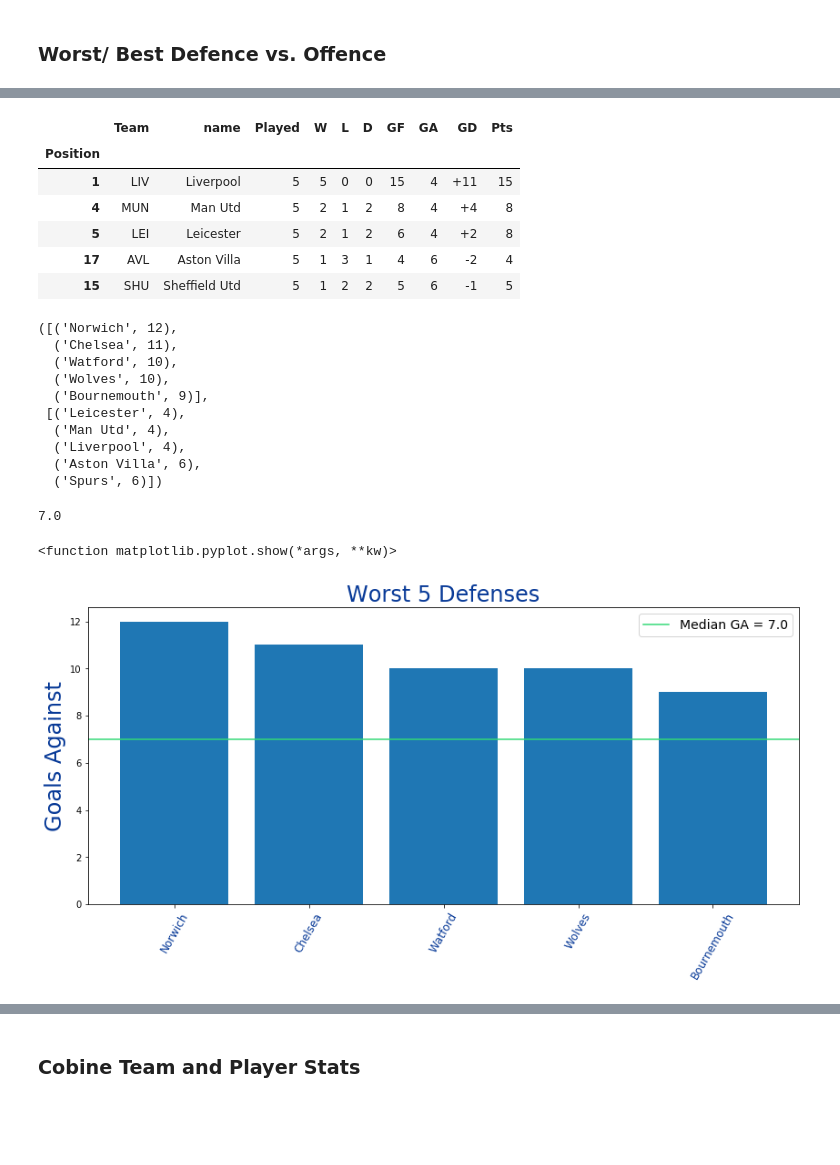
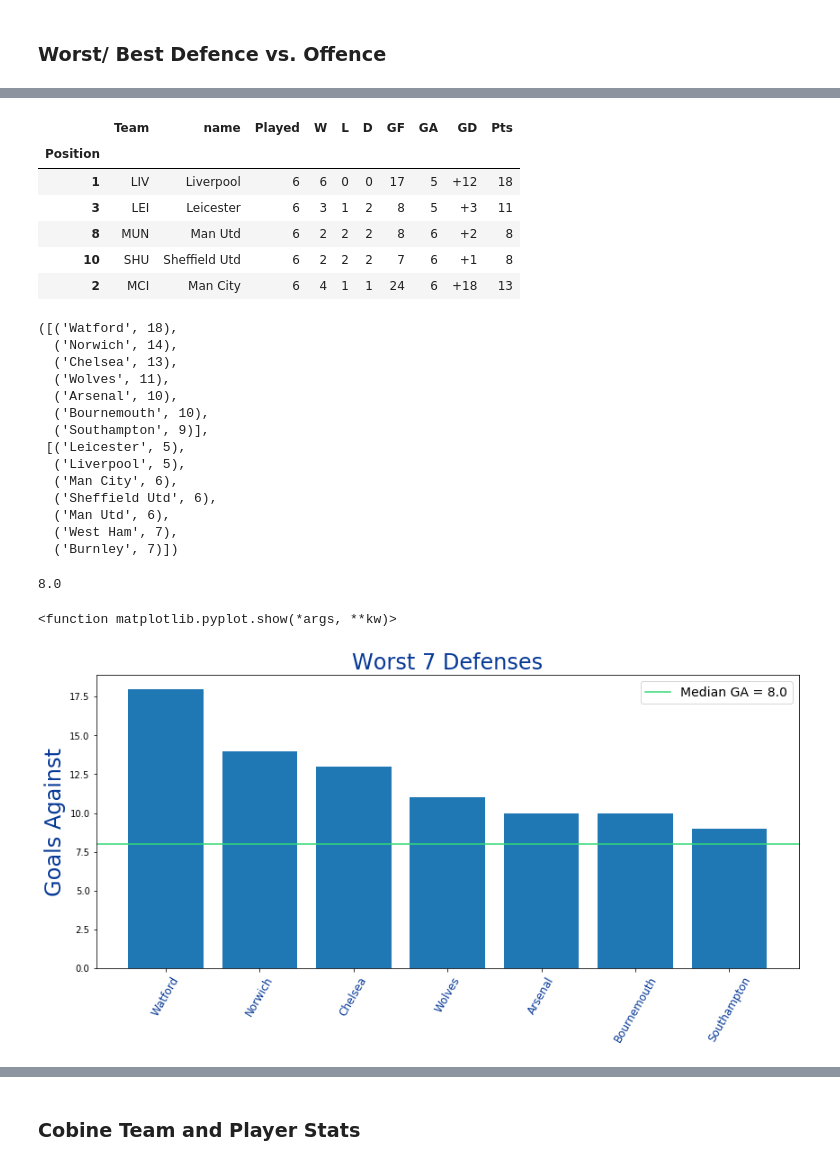
Before and after one commit to yogesh-nikose/EPL_Sandbox, a Jupyter notebook: Algo_GW5.ipynb, the cells around one changed output, grey strips where cells are left out. Cells and saved outputs as stored; diff of their text form; code cells hidden in the pictures; blank space fills up the shorter version.

```diff
--- a/Algo_GW5.ipynb
+++ b/Algo_GW5.ipynb
@@ -1,7 +1,7 @@
 # %% [markdown]
 ## Define Gameweek and Periods for FDR calculation
 # %%
-gameweek = 6
+gameweek = 7
 next_n_games = 2
 
 #define percentage of time player needs to have played to be counted as active
@@ -1357,49 +1371,53 @@ best_defence_df.head()
 # %% [output]
 |  | Team | name | Played | W | L | D | GF | GA | GD | Pts |
 | Position |  |  |  |  |  |  |  |  |  |  |
-| 1 | LIV | Liverpool | 5 | 5 | 0 | 0 | 15 | 4 | +11 | 15 |
-| 4 | MUN | Man Utd | 5 | 2 | 1 | 2 | 8 | 4 | +4 | 8 |
-| 5 | LEI | Leicester | 5 | 2 | 1 | 2 | 6 | 4 | +2 | 8 |
-| 17 | AVL | Aston Villa | 5 | 1 | 3 | 1 | 4 | 6 | -2 | 4 |
-| 15 | SHU | Sheffield Utd | 5 | 1 | 2 | 2 | 5 | 6 | -1 | 5 |
+| 1 | LIV | Liverpool | 6 | 6 | 0 | 0 | 17 | 5 | +12 | 18 |
+| 3 | LEI | Leicester | 6 | 3 | 1 | 2 | 8 | 5 | +3 | 11 |
+| 8 | MUN | Man Utd | 6 | 2 | 2 | 2 | 8 | 6 | +2 | 8 |
+| 10 | SHU | Sheffield Utd | 6 | 2 | 2 | 2 | 7 | 6 | +1 | 8 |
+| 2 | MCI | Man City | 6 | 4 | 1 | 1 | 24 | 6 | +18 | 13 |
 # %%
 GA = list(zip(worst_defence_df.name, worst_defence_df.GA))
-GA_bottom5 = GA[:5]
-GA_top5 = sorted(GA[-5:], key = lambda x: x[1])
+GA_bottom5 = GA[:7]
+GA_top5 = sorted(GA[-7:], key = lambda x: x[1])
 # %%
 GA_bottom5, GA_top5
 # %% [output]
-([('Norwich', 12),
-  ('Chelsea', 11),
-  ('Watford', 10),
-  ('Wolves', 10),
-  ('Bournemouth', 9)],
- [('Leicester', 4),
-  ('Man Utd', 4),
-  ('Liverpool', 4),
-  ('Aston Villa', 6),
-  ('Spurs', 6)])
+([('Watford', 18),
+  ('Norwich', 14),
+  ('Chelsea', 13),
+  ('Wolves', 11),
+  ('Arsenal', 10),
+  ('Bournemouth', 10),
+  ('Southampton', 9)],
+ [('Leicester', 5),
+  ('Liverpool', 5),
+  ('Man City', 6),
+  ('Sheffield Utd', 6),
+  ('Man Utd', 6),
+  ('West Ham', 7),
+  ('Burnley', 7)])
 # %%
 teams_stats.GA.median()
 # %% [output]
-7.0
+8.0
 # %%
 X = [item[0] for item in GA_bottom5]
 Y = [int(item[1]) for item in GA_bottom5]
 
 median = teams_stats.GA.median()
 
 plt.bar(X, Y)
 plt.ylim(bottom=0)
 plt.axhline(y=median, color='#33D977', linestyle='-', label='Median GA = ' + str(median))
 plt.ylabel('Goals Against', fontsize = 24, color = '#073997')
 plt.xticks(rotation=60, fontsize = 12, color = '#073997')
-plt.title('Worst 5 Defenses', fontsize = 24, color = '#073997')
+plt.title('Worst 7 Defenses', fontsize = 24, color = '#073997')
 plt.legend(fontsize = 14)
 plt.show
 # %% [output]
 <function matplotlib.pyplot.show(*args, **kw)>
-[figure, old version]
+[figure, new version]
 # %%
 X = [item[0] for item in GA_top5]
 Y = [int(item[1]) for item in GA_top5]
```
Also changed, not shown: parts of 69 cells of this notebook, 20 other files.
